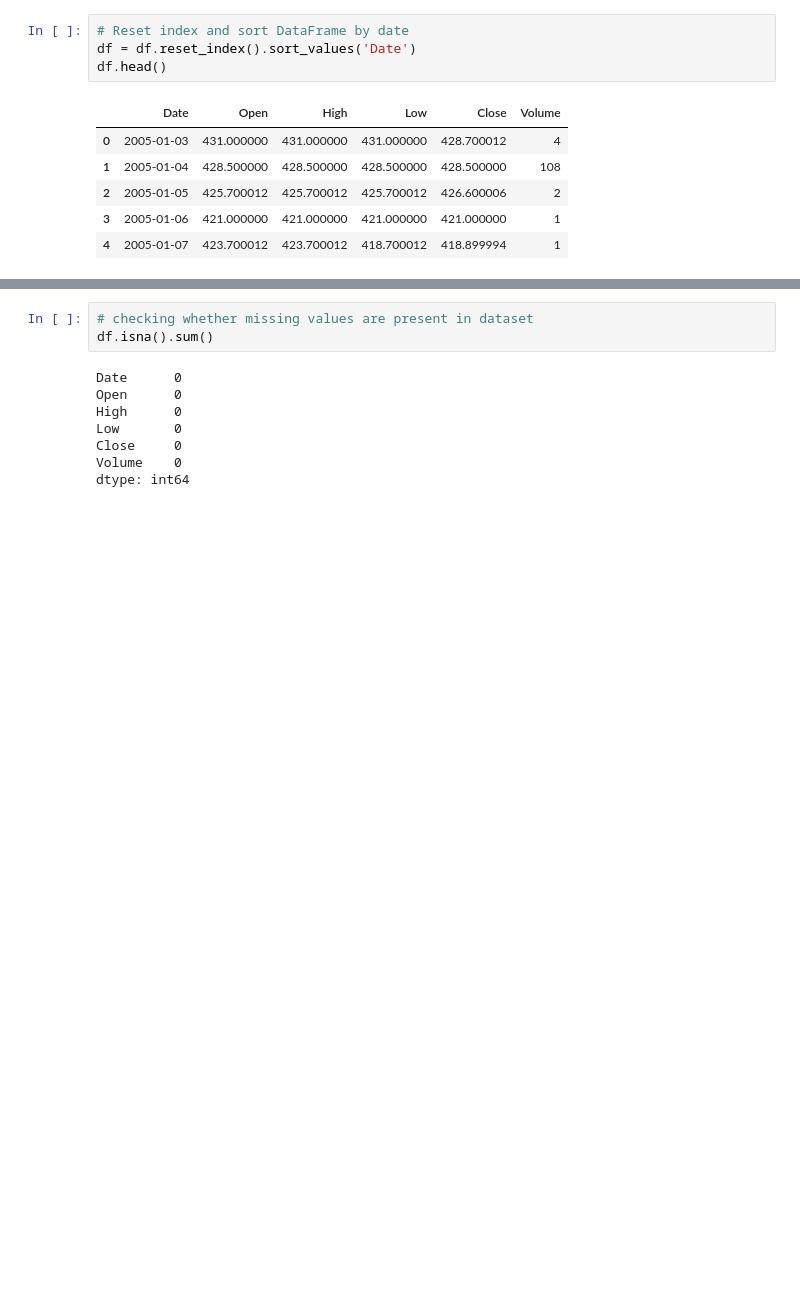
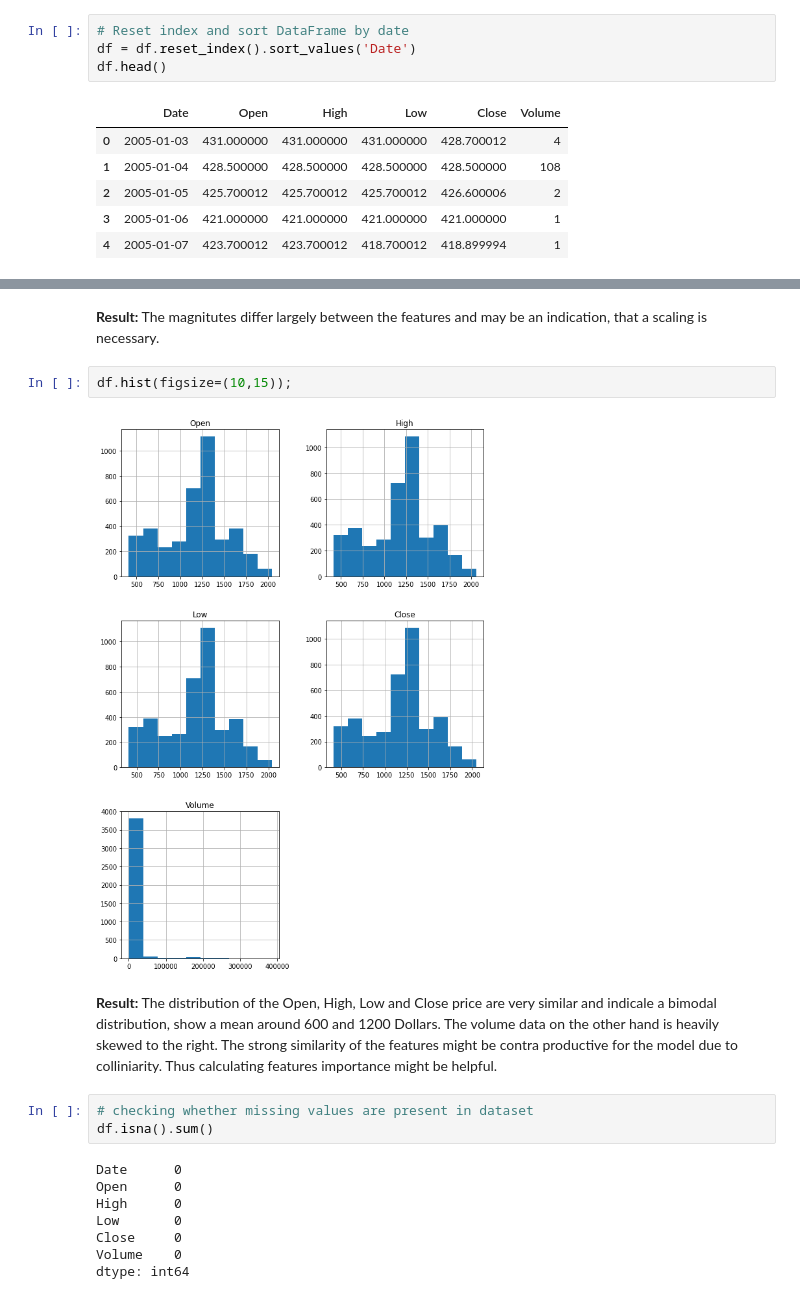
Before and after one commit to Dachkovski/AIHedgefund, a Jupyter notebook: Model Training, Evaluation, Deployment.ipynb, the cells around one changed output, grey strips where cells are left out. Drawn from its saved outputs; the diff is of its cells as text; blank space fills up the shorter version.

```diff
--- a/Model Training, Evaluation, Deployment.ipynb
+++ b/Model Training, Evaluation, Deployment.ipynb
@@ -131,3 +170,11 @@ df.head()
+# %% [markdown]
+<b>Result:</b> The magnitutes differ largely between the features and may be an indication, that a scaling is necessary.
+# %%
+df.hist(figsize=(10,15));
+# %% [output]
+[figure, added]
+# %% [markdown]
+<b>Result:</b> The distribution of the Open, High, Low and Close price are very similar and indicale a bimodal distribution, show a mean around 600 and 1200 Dollars. The volume data on the other hand is heavily skewed to the right. The strong similarity of the features might be contra productive for the model due to colliniarity. Thus calculating features importance might be helpful.
 # %%
 # checking whether missing values are present in dataset
 df.isna().sum()
```
Also changed, not shown: parts of 37 cells of this notebook, 1 other file.
